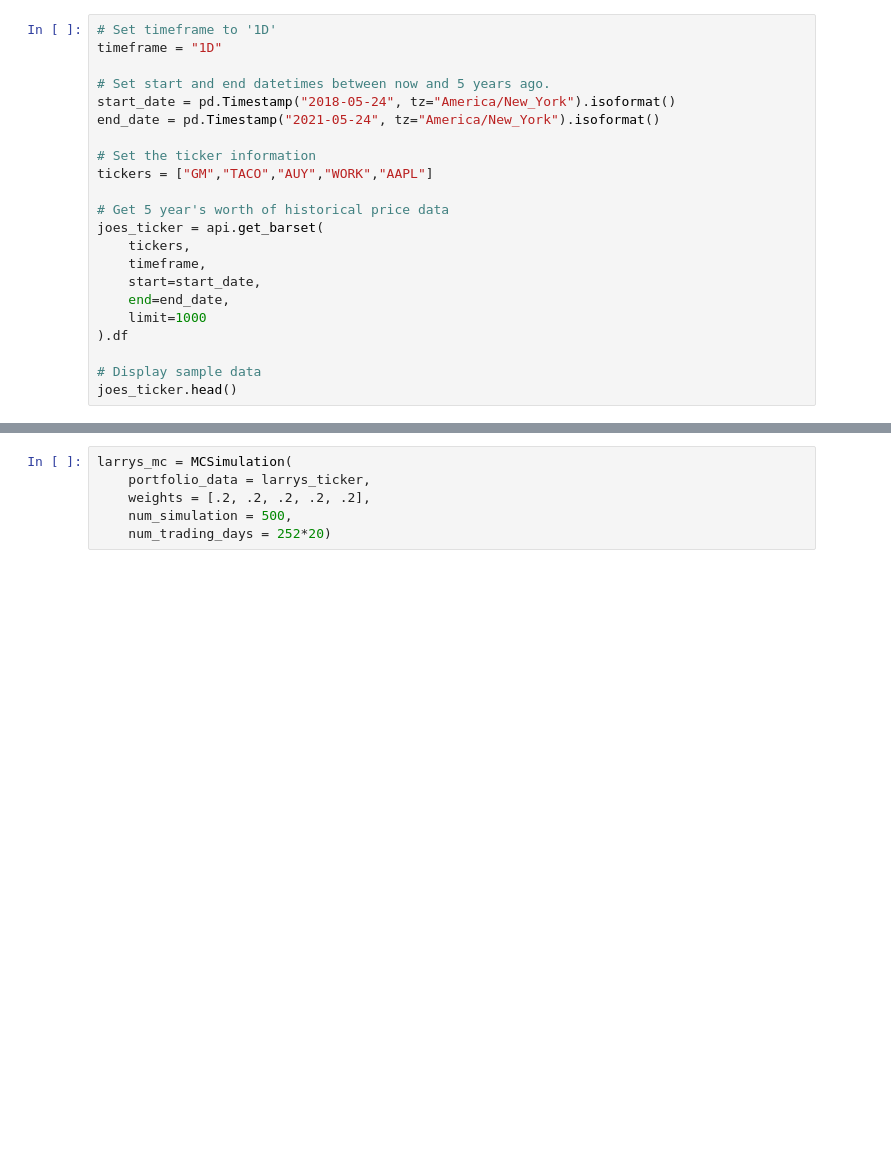
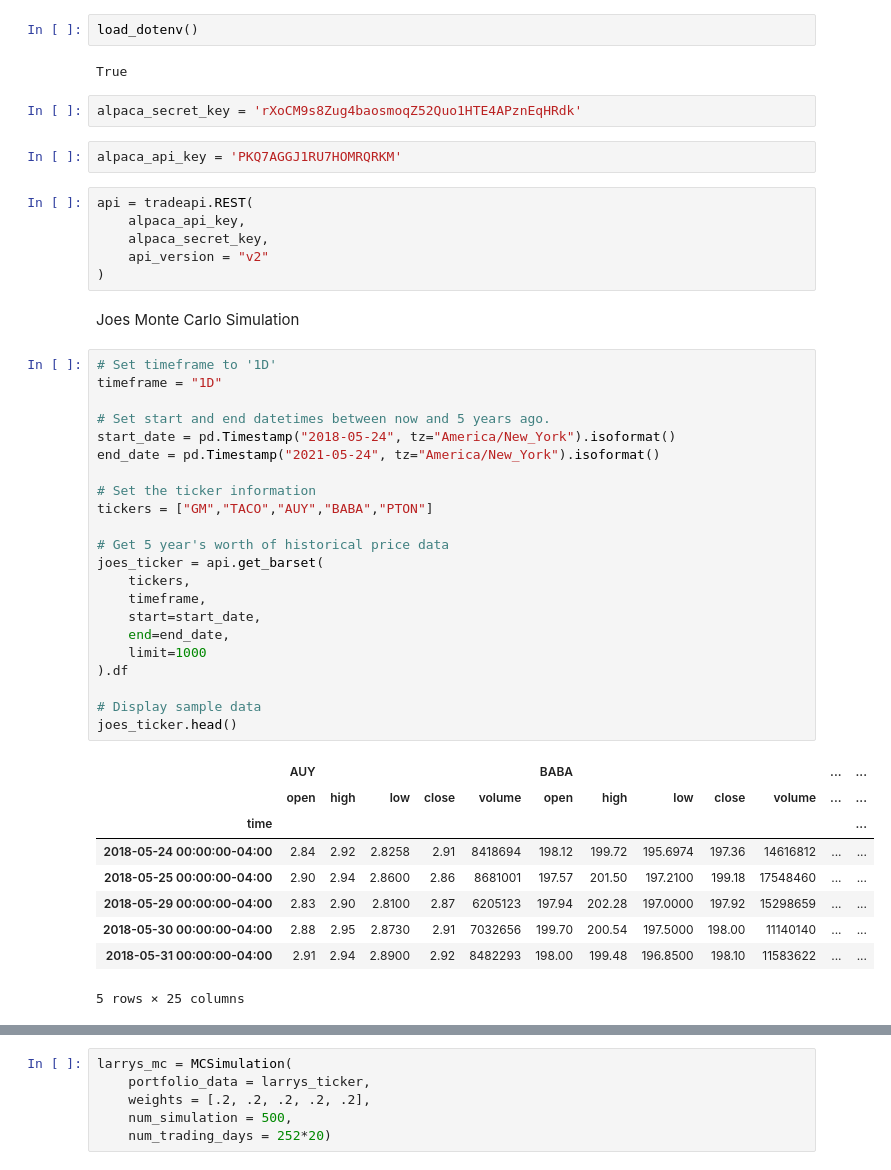
Before and after one commit to whitneydt/Project-FI-Data, a Jupyter notebook: Performance_Data/MCSimulations.ipynb, the cells around one changed output, grey strips where cells are left out. Drawn from its saved outputs; the diff is of its cells as text; blank space fills up the shorter version.

```diff
--- a/Performance_Data/MCSimulations.ipynb
+++ b/Performance_Data/MCSimulations.ipynb
@@ -5,25 +11,51 @@ Joe's Simulation
+# %%
+load_dotenv()
+# %% [output]
+True
+# %%
+alpaca_secret_key = 'rXoCM9s8Zug4baosmoqZ52Quo1HTE4APznEqHRdk'
+# %%
+alpaca_api_key = 'PKQ7AGGJ1RU7HOMRQRKM'
+# %%
+api = tradeapi.REST(
+    alpaca_api_key,
+    alpaca_secret_key,
+    api_version = "v2"
+)
+# %% [markdown]
+Joes Monte Carlo Simulation
 # %%
 # Set timeframe to '1D'
 timeframe = "1D"
 
 # Set start and end datetimes between now and 5 years ago.
 start_date = pd.Timestamp("2018-05-24", tz="America/New_York").isoformat()
 end_date = pd.Timestamp("2021-05-24", tz="America/New_York").isoformat()
 
 # Set the ticker information
-tickers = ["GM","TACO","AUY","WORK","AAPL"]
+tickers = ["GM","TACO","AUY","BABA","PTON"]
 
 # Get 5 year's worth of historical price data
 joes_ticker = api.get_barset(
     tickers,
     timeframe,
     start=start_date,
     end=end_date,
     limit=1000
 ).df
 
 # Display sample data
 joes_ticker.head()
+# %% [output]
+|  | AUY |  |  |  |  | BABA |  |  |  |  | ... | ... |
+|  | open | high | low | close | volume | open | high | low | close | volume | ... | ... |
+| time |  |  |  |  |  |  |  |  |  |  |  | ... |
+| 2018-05-24 00:00:00-04:00 | 2.84 | 2.92 | 2.8258 | 2.91 | 8418694 | 198.12 | 199.72 | 195.6974 | 197.36 | 14616812 | ... | ... |
+| 2018-05-25 00:00:00-04:00 | 2.90 | 2.94 | 2.8600 | 2.86 | 8681001 | 197.57 | 201.50 | 197.2100 | 199.18 | 17548460 | ... | ... |
+| 2018-05-29 00:00:00-04:00 | 2.83 | 2.90 | 2.8100 | 2.87 | 6205123 | 197.94 | 202.28 | 197.0000 | 197.92 | 15298659 | ... | ... |
+| 2018-05-30 00:00:00-04:00 | 2.88 | 2.95 | 2.8730 | 2.91 | 7032656 | 199.70 | 200.54 | 197.5000 | 198.00 | 11140140 | ... | ... |
+| 2018-05-31 00:00:00-04:00 | 2.91 | 2.94 | 2.8900 | 2.92 | 8482293 | 198.00 | 199.48 | 196.8500 | 198.10 | 11583622 | ... | ... |
+5 rows × 25 columns
 # %%
 # Configure a Monte Carlo simulation to forecast twenty years cumulative returns
 joes_MC_even_dist = MCSimulation(
```
Also changed, not shown: parts of 25 cells of this notebook, 57 other files.
